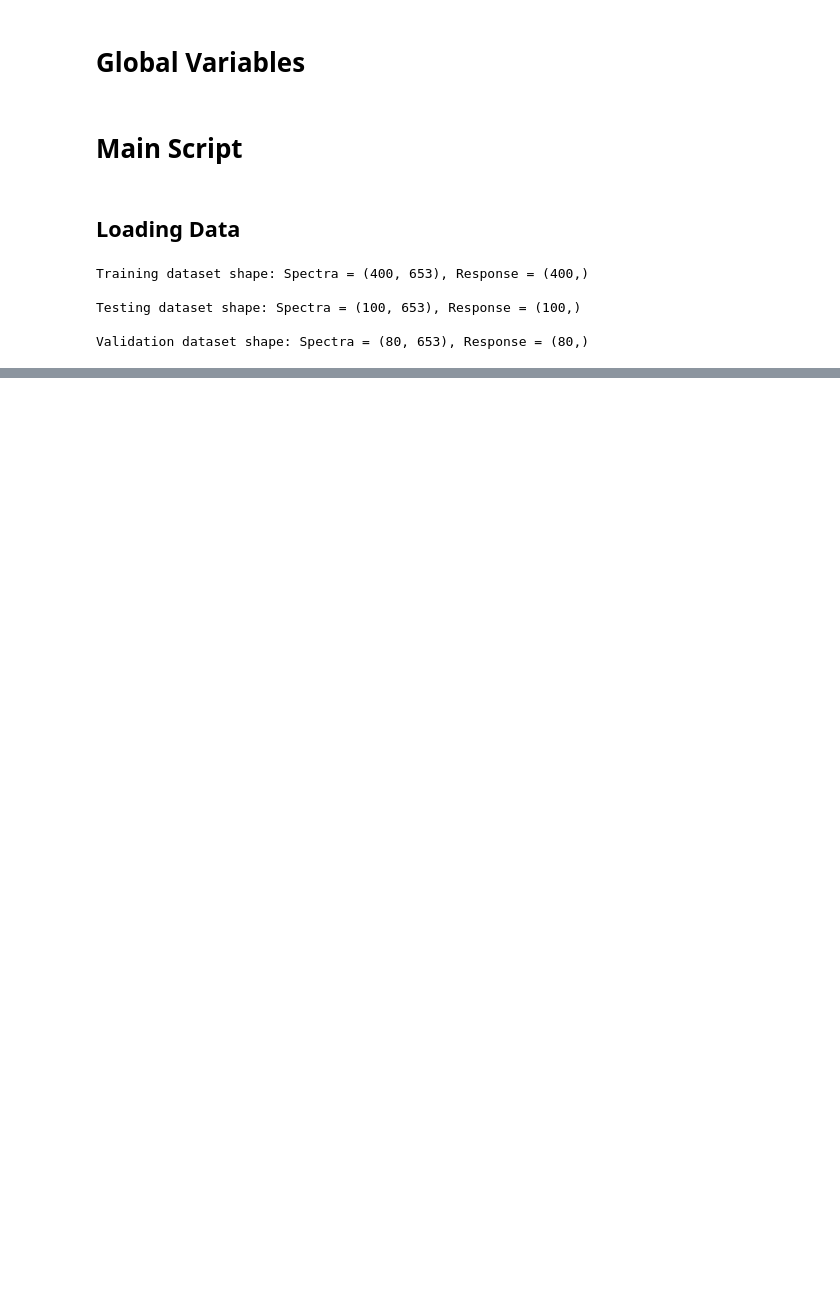
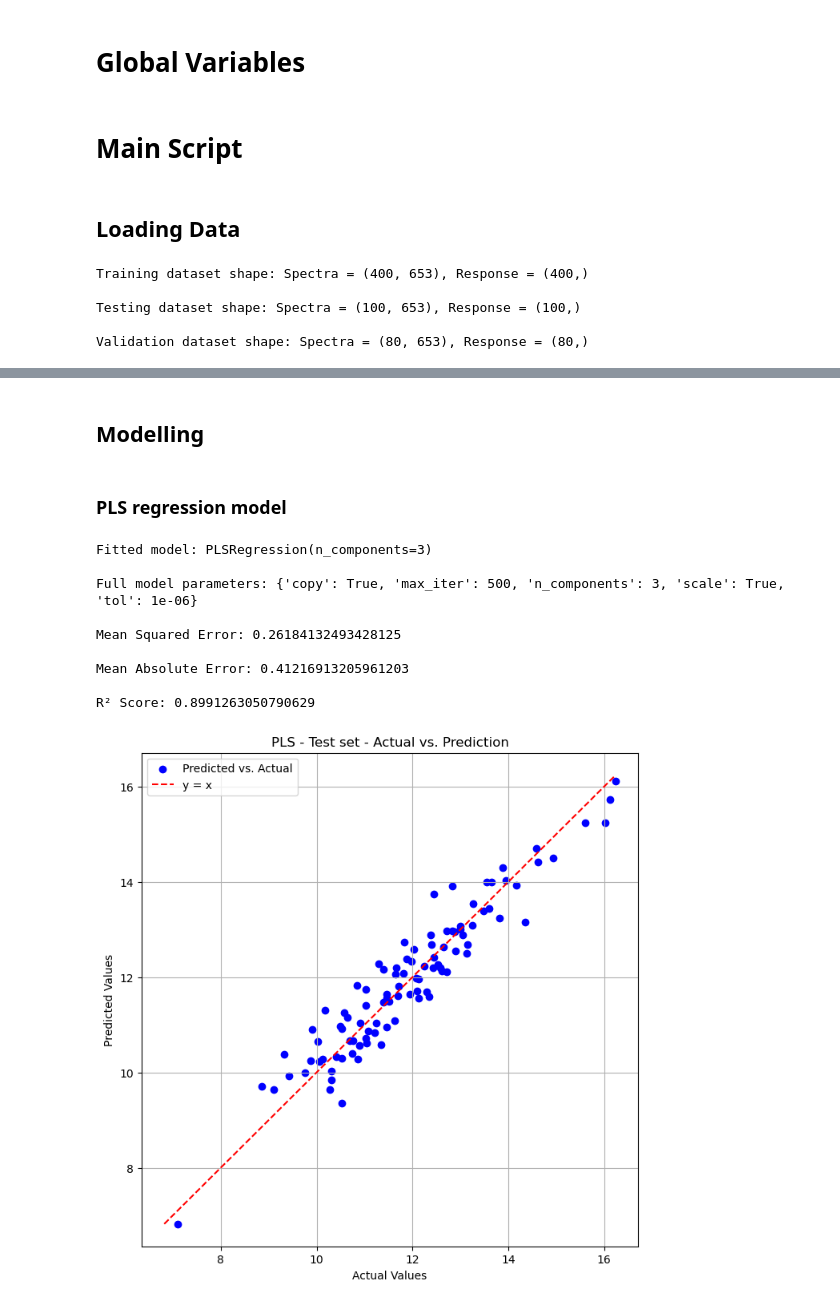
Before and after one commit to SamdGuizani/NIR-Chemometrics-Challenge-2022, a Jupyter notebook: NIR Challenge.ipynb, the cells around one changed output, grey strips where cells are left out. Saved outputs shown, nothing was run; the diff lists cells and outputs as text; code cells hidden in the pictures; blank space fills up the shorter version.

```diff
--- a/NIR Challenge.ipynb
+++ b/NIR Challenge.ipynb
@@ -59,0 +299,42 @@ array([[0.01814746, 0.01825626, 0.01838911, ..., 0.45784942, 0.46062051,
+# %% [markdown]
+## Modelling
+# %% [markdown]
+### PLS regression model
+# %%
+# Initialize the PLS model
+model = PLSRegression()
+
+# Define grid search parameters
+do_grid_search = True
+grid_search_param = [{
+    'n_components': list(range(1, 4)),
+    'scale': [True, False]}]
+grid_search_cv = 5
+grid_search_scoring = 'neg_mean_squared_error'
+
+# Initialize the Regressor object
+PLSqu_regressor = Regressor(model=model,
+                             X_train=train_X_preprocess,
+                             y_train=train_Y,
+                             X_test=test_X_preprocess,
+                             y_test=test_Y,
+                             do_grid_search=do_grid_search,
+                             grid_search_param=grid_search_param,
+                             grid_search_cv=grid_search_cv,
+                             grid_search_scoring=grid_search_scoring)
+
+# Print the regression model details and evaluation
+print(PLSqu_regressor)
+
+plot_actual_vs_prediction(PLSqu_regressor.y_test, PLSqu_regressor.y_test_predicted, title='PLS - Test set - Actual vs. Prediction')
+# %% [output]
+Fitted model: PLSRegression(n_components=3)
+
+Full model parameters: {'copy': True, 'max_iter': 500, 'n_components': 3, 'scale': True, 'tol': 1e-06}
+
+Mean Squared Error: 0.26184132493428125
+
+Mean Absolute Error: 0.41216913205961203
+
+R² Score: 0.8991263050790629
+[figure, added]
```
Also changed, not shown: parts of 22 cells of this notebook.
